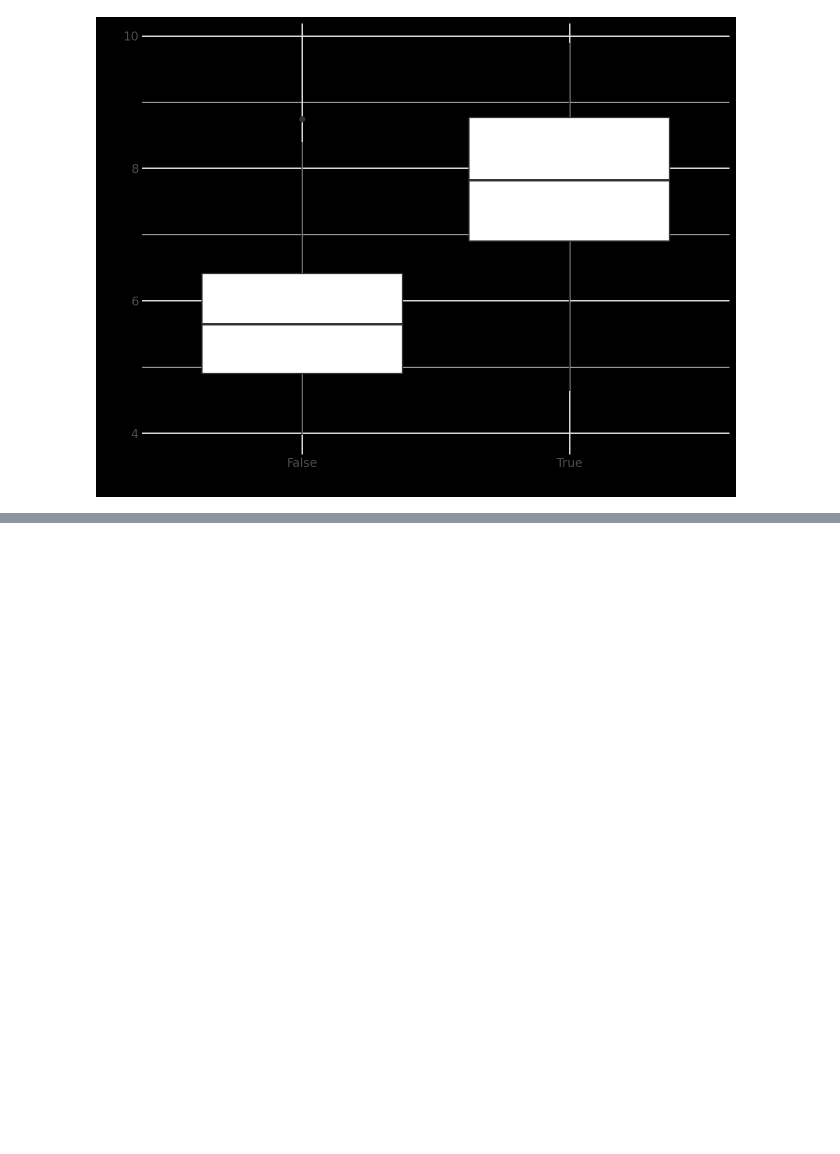
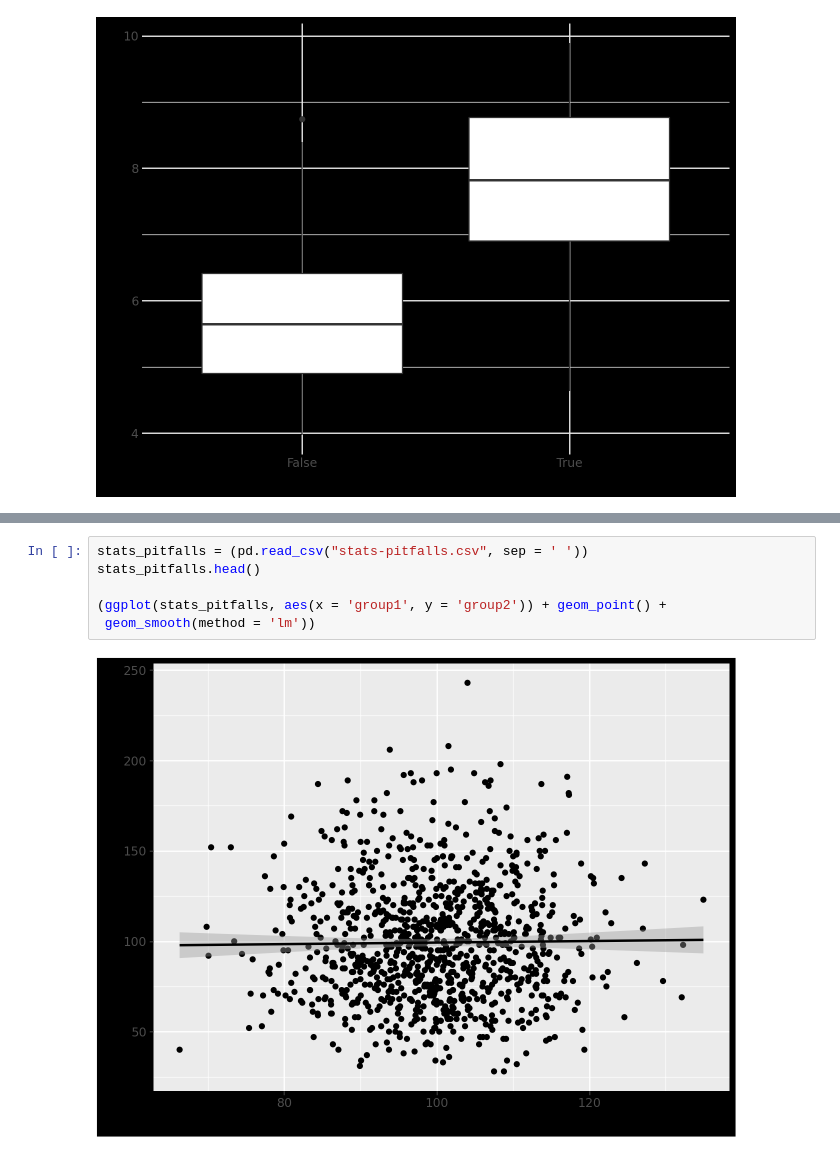
Before and after one commit to areiljan/DataScience, a Jupyter notebook: EX8/8.ipynb, the cells around one changed output, grey strips where cells are left out. Cells and saved outputs as stored; diff of their text form; blank space fills up the shorter version.

```diff
--- a/EX8/8.ipynb
+++ b/EX8/8.ipynb
@@ -74,0 +191,8 @@ plot_growth_one_mk(growth_analysis, 'gene_A')
+# %%
+stats_pitfalls = (pd.read_csv("stats-pitfalls.csv", sep = ' '))
+stats_pitfalls.head()
+
+(ggplot(stats_pitfalls, aes(x = 'group1', y = 'group2')) + geom_point() +
+ geom_smooth(method = 'lm'))
+# %% [output]
+[figure, added]
```
Also changed, not shown: parts of 23 cells of this notebook, 2 other files.
